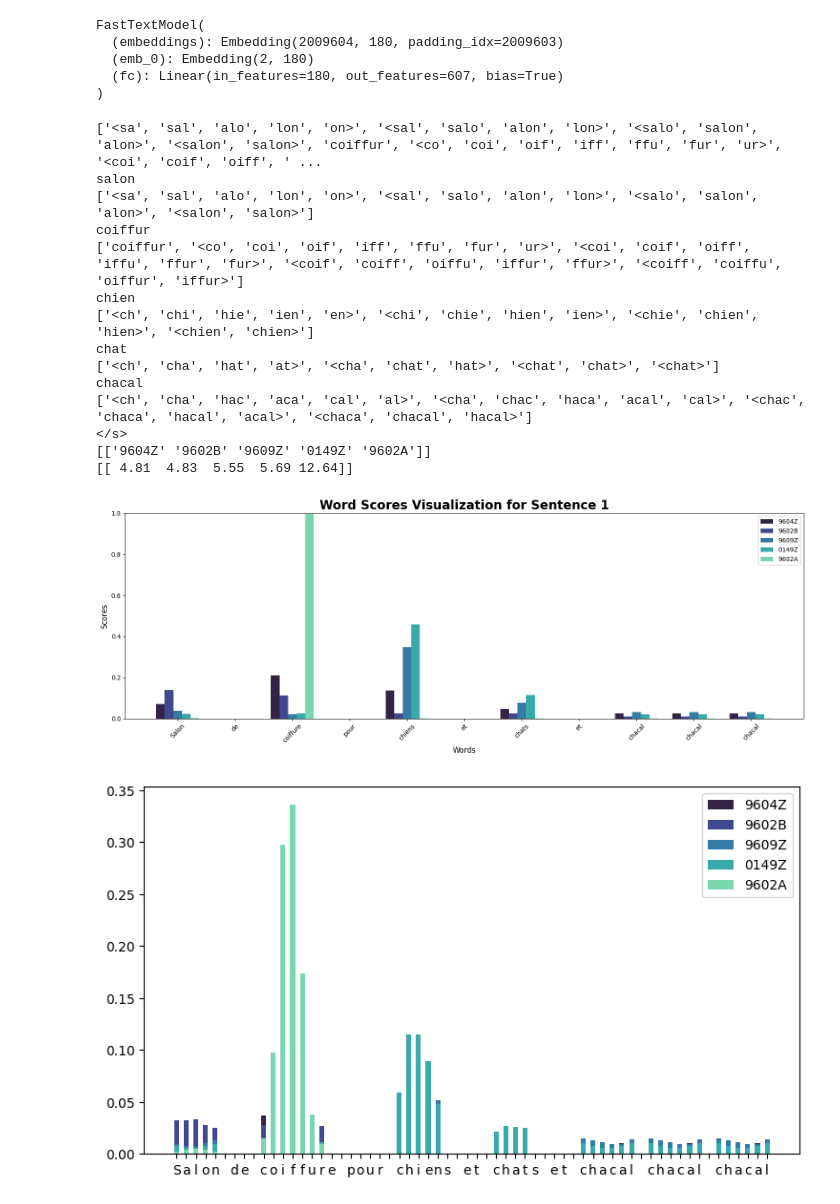
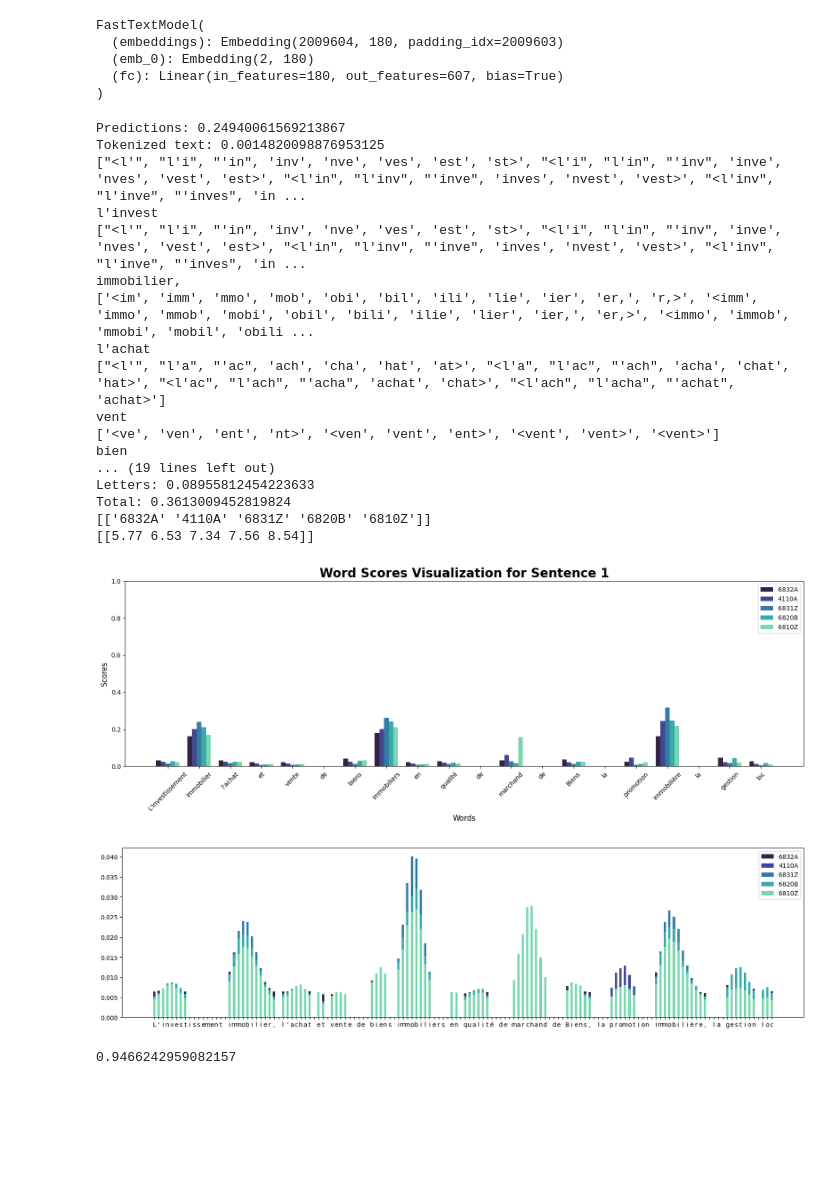
Before and after one commit to InseeFrLab/torch-fastText, a Jupyter notebook: src/experiments.ipynb, the cells around one changed output. Cells and saved outputs as stored; diff of their text form; code cells hidden in the pictures; blank space fills up the shorter version.

Commit message:
modified:   src/experiments.ipynb 	modified:   src/explainability/utils.py 	modified:   src/models/model.py 	modified:   src/train.py

```diff
--- a/src/experiments.ipynb
+++ b/src/experiments.ipynb
@@ -71,35 +71,44 @@ FastTextModel(
   (fc): Linear(in_features=180, out_features=607, bias=True)
 )
 # %%
-# text = ["Rénovation bâtiments dont: électricité, plomberie, serrurerie, menuiserie", "Gestion de portefeuille pour le compte de tiers et gestion de fonds d'investissement",
-# "L'acquisition, l'apport, la propriété, la mise en valeur, la transformation, la construction, l'aménagement, l'administration, la location",
-# "Saisie de documents et extraction de donnée pour le compte d'entreprises", "L'investissement immobilier, l'achat et vente de biens immobiliers en qualité de marchand de Biens, la promotion immobilière, la gestion loc",
-# "La Société a pour objet en France et à l'étranger : - l'activité de conseil au profit de toute personne physique ou morale ; - l'enseignement et la formation de toutes matières en cours collectifs et particuliers à domicile ou dans des établissements scolaires"]
+text = ["Rénovation bâtiments dont: électricité, plomberie, serrurerie, menuiserie", "Gestion de portefeuille pour le compte de tiers et gestion de fonds d'investissement",
+"L'acquisition, l'apport, la propriété, la mise en valeur, la transformation, la construction, l'aménagement, l'administration, la location",
+"Saisie de documents et extraction de donnée pour le compte d'entreprises", "L'investissement immobilier, l'achat et vente de biens immobiliers en qualité de marchand de Biens, la promotion immobilière, la gestion loc",
+"La Société a pour objet en France et à l'étranger : - l'activité de conseil au profit de toute personne physique ou morale ; - l'enseignement et la formation de toutes matières en cours collectifs et particuliers à domicile ou dans des établissements scolaires"]
 
-text = ["Salon de coiffure pour chiens et chats et chacal chacal chacal"]
+text = ["L'investissement immobilier, l'achat et vente de biens immobiliers en qualité de marchand de Biens, la promotion immobilière, la gestion loc"]
 topk = 5
 params = {'additional_var':[1]*len(text)}
-pred, confidence, all_scores, all_scores_letters = model.predict_and_explain(text, params, top_k=topk)
+pred, confidence, all_scores, all_scores_letters, all_times = model.predict_and_explain(text, params, top_k=topk)
 print(pred)
 print(confidence)
 explainability.explainability_viz.visualize_word_scores(all_scores, text, pred)
 explainability.explainability_viz.visualize_letter_scores(all_scores_letters, text, pred)
 # %% [output]
-['<sa', 'sal', 'alo', 'lon', 'on>', '<sal', 'salo', 'alon', 'lon>', '<salo', 'salon', 'alon>', '<salon', 'salon>', 'coiffur', '<co', 'coi', 'oif', 'iff', 'ffu', 'fur', 'ur>', '<coi', 'coif', 'oiff', ' ...
-salon
-['<sa', 'sal', 'alo', 'lon', 'on>', '<sal', 'salo', 'alon', 'lon>', '<salo', 'salon', 'alon>', '<salon', 'salon>']
-coiffur
-['coiffur', '<co', 'coi', 'oif', 'iff', 'ffu', 'fur', 'ur>', '<coi', 'coif', 'oiff', 'iffu', 'ffur', 'fur>', '<coif', 'coiff', 'oiffu', 'iffur', 'ffur>', '<coiff', 'coiffu', 'oiffur', 'iffur>']
-chien
-['<ch', 'chi', 'hie', 'ien', 'en>', '<chi', 'chie', 'hien', 'ien>', '<chie', 'chien', 'hien>', '<chien', 'chien>']
-chat
-['<ch', 'cha', 'hat', 'at>', '<cha', 'chat', 'hat>', '<chat', 'chat>', '<chat>']
-chacal
-['<ch', 'cha', 'hac', 'aca', 'cal', 'al>', '<cha', 'chac', 'haca', 'acal', 'cal>', '<chac', 'chaca', 'hacal', 'acal>', '<chaca', 'chacal', 'hacal>']
-</s>
-[['9604Z' '9602B' '9609Z' '0149Z' '9602A']]
-[[ 4.81  4.83  5.55  5.69 12.64]]
+Predictions: 0.24940061569213867
+Tokenized text: 0.0014820098876953125
+["<l'", "l'i", "'in", 'inv', 'nve', 'ves', 'est', 'st>', "<l'i", "l'in", "'inv", 'inve', 'nves', 'vest', 'est>', "<l'in", "l'inv", "'inve", 'inves', 'nvest', 'vest>', "<l'inv", "l'inve", "'inves", 'in ...
+l'invest
+["<l'", "l'i", "'in", 'inv', 'nve', 'ves', 'est', 'st>', "<l'i", "l'in", "'inv", 'inve', 'nves', 'vest', 'est>', "<l'in", "l'inv", "'inve", 'inves', 'nvest', 'vest>', "<l'inv", "l'inve", "'inves", 'in ...
+immobilier,
+['<im', 'imm', 'mmo', 'mob', 'obi', 'bil', 'ili', 'lie', 'ier', 'er,', 'r,>', '<imm', 'immo', 'mmob', 'mobi', 'obil', 'bili', 'ilie', 'lier', 'ier,', 'er,>', '<immo', 'immob', 'mmobi', 'mobil', 'obili ...
+l'achat
+["<l'", "l'a", "'ac", 'ach', 'cha', 'hat', 'at>', "<l'a", "l'ac", "'ach", 'acha', 'chat', 'hat>', "<l'ac", "l'ach", "'acha", 'achat', 'chat>', "<l'ach", "l'acha", "'achat", 'achat>']
+vent
+['<ve', 'ven', 'ent', 'nt>', '<ven', 'vent', 'ent>', '<vent', 'vent>', '<vent>']
+bien
+... (19 lines left out)
+Letters: 0.08955812454223633
+Total: 0.3613009452819824
+[['6832A' '4110A' '6831Z' '6820B' '6810Z']]
+[[5.77 6.53 7.34 7.56 8.54]]
-[figure, old version]
+[figure, new version]
-[figure, old version]
+[figure, new version]
+# %%
+all_times = np.array(all_times)
+
+all_times[0] / all_times[:-1].sum()
+# %% [output]
+0.9466242959082157
 # %%
 import time
```
Also changed, not shown: parts of 5 cells of this notebook, 3 other files.
